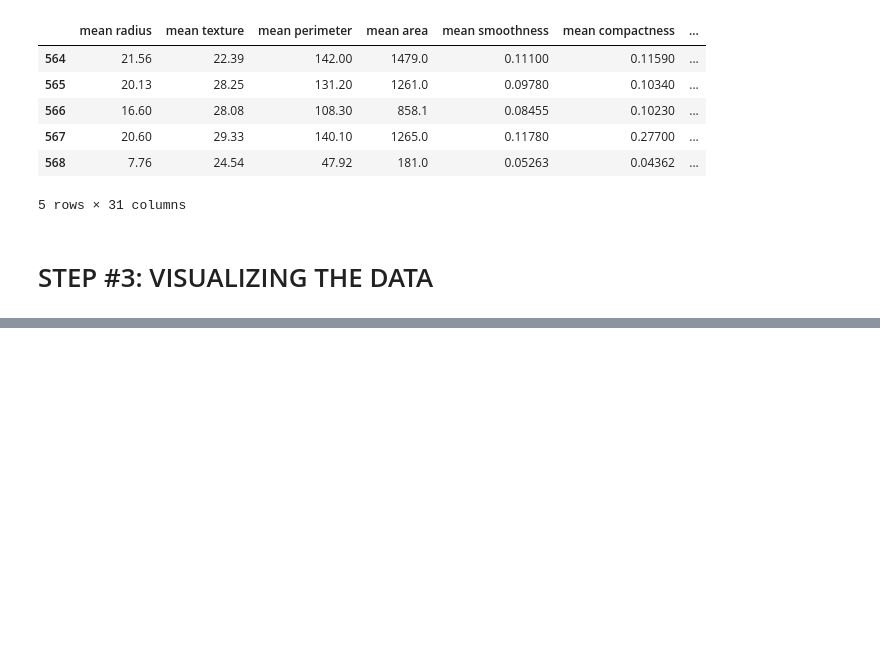
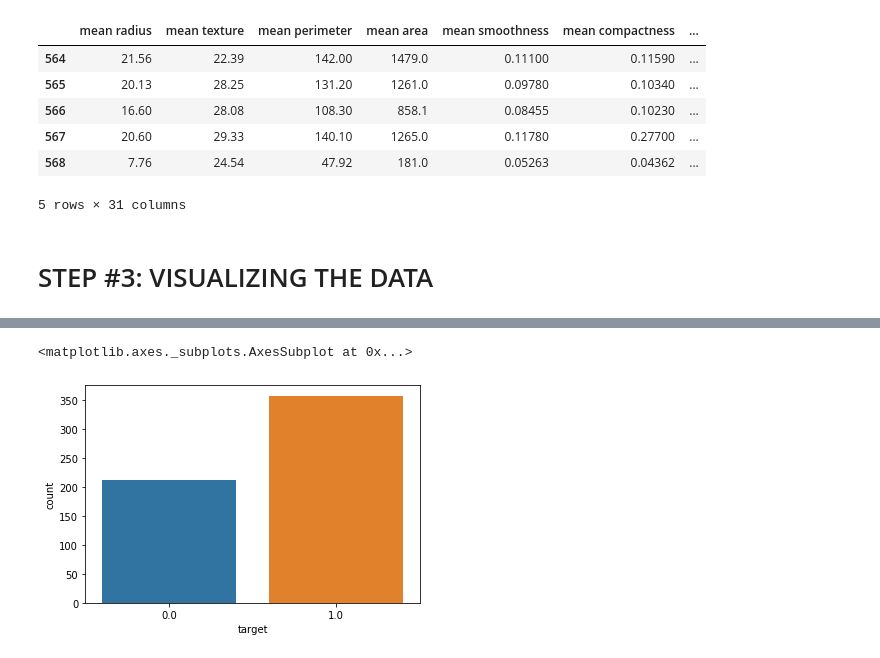
Before and after one commit to SaquibAnwar/breast-cancer-classification, a Jupyter notebook: Breast Cancer.ipynb, the cells around one changed output, grey strips where cells are left out. Drawn from its saved outputs; the diff is of its cells as text; code cells hidden in the pictures; blank space fills up the shorter version.

```diff
--- a/Breast Cancer.ipynb
+++ b/Breast Cancer.ipynb
@@ -138,0 +144,5 @@ df_cancer.tail()
+# %%
+sns.countplot(df_cancer['target'])
+# %% [output]
+<matplotlib.axes._subplots.AxesSubplot at 0x...>
+[figure, added]
```
Also changed, not shown: parts of 3 cells of this notebook.
